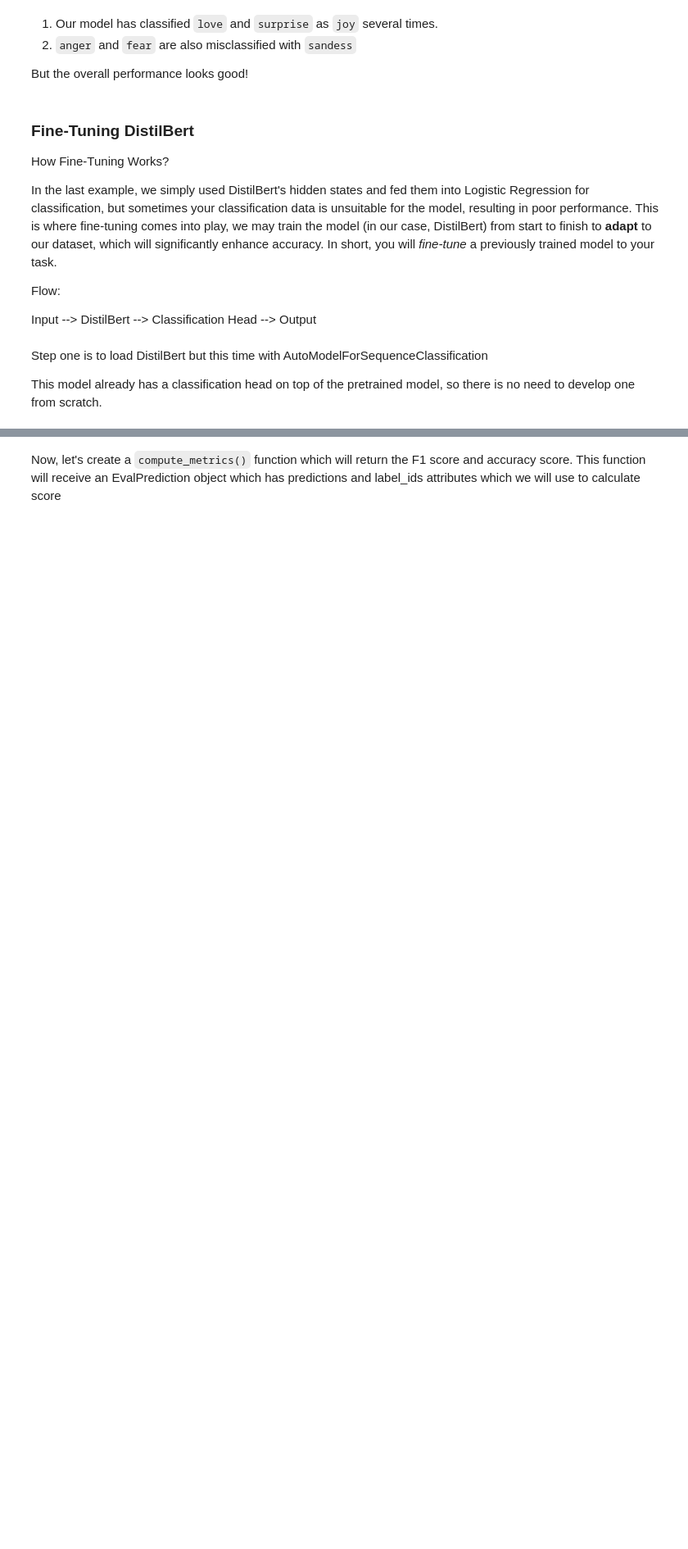
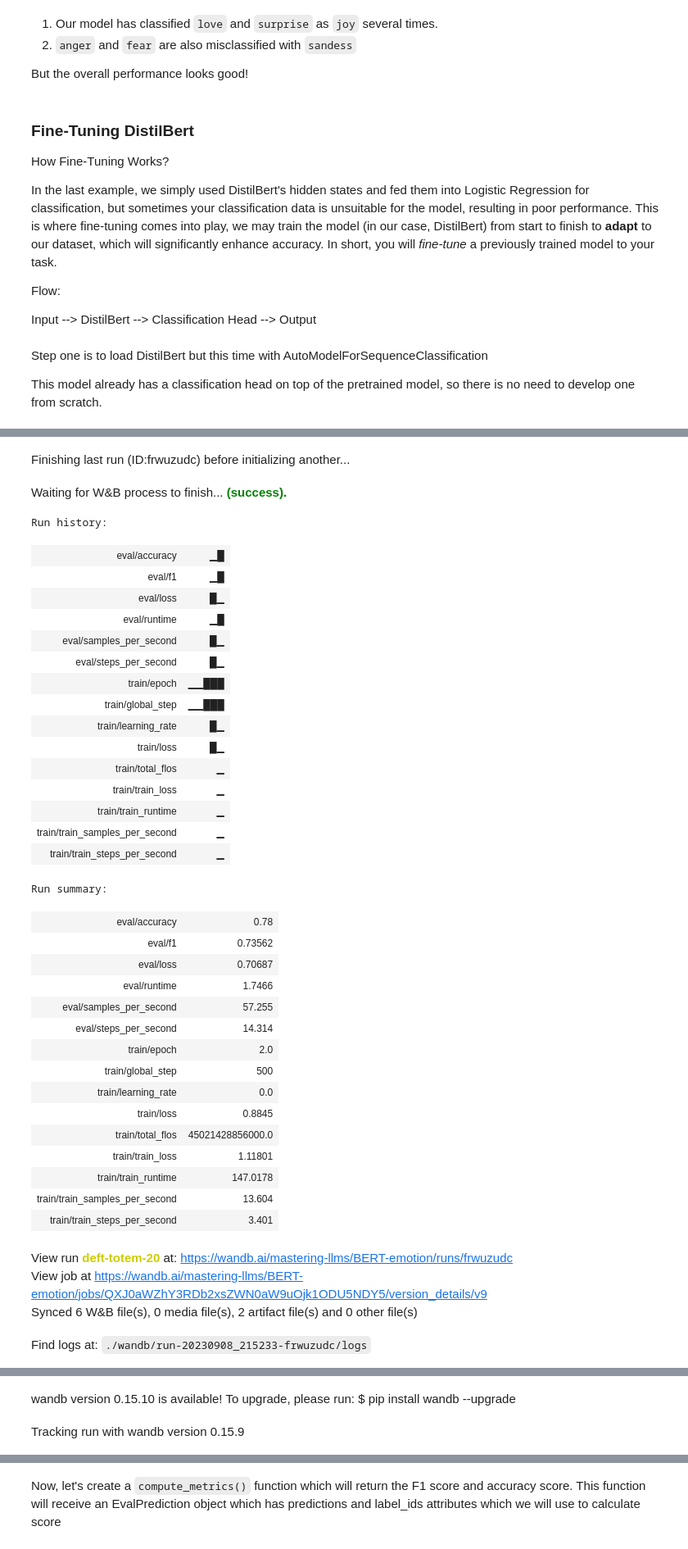
Before and after one commit to RoundtableML/Mastering-LLMs, a Jupyter notebook: Week 03 Fine-tuning BERT for text classification/Fine-tuning DistilBERT for text classification with the Emotion dataset.ipynb, the cells around one changed output, grey strips where cells are left out. Shown at 82% size. Saved outputs shown, nothing was run; the diff lists cells and outputs as text; code cells hidden in the pictures; blank space fills up the shorter version.

```diff
--- a/Week 03 Fine-tuning BERT for text classification/Fine-tuning DistilBERT for text classification with the Emotion dataset.ipynb
+++ b/Week 03 Fine-tuning BERT for text classification/Fine-tuning DistilBERT for text classification with the Emotion dataset.ipynb
@@ -313,6 +359,8 @@ Let's load the DistilBert Model now,
 from transformers import AutoModel
 
 model_ckpt = "distilbert-base-uncased"
-device = torch.device("cuda" if torch.cuda.is_available() else "cpu")
+device = get_device()
 model = AutoModel.from_pretrained(model_ckpt).to(device)
+model.config.output_attention = True
+model.config.output_hidden_states = True
 # %% [output]
@@ -516,0 +581,70 @@ You should probably TRAIN this model on a down-stream task to be able to use it
+# %%
+from transformers import AutoModelForSequenceClassification
+model_name = f"{model_ckpt}-finetuned-emotion"
+# start a new wandb run to track this script
+
+WANDB_PROJECT = "BERT-emotion"
+num_train_epochs = 2
+learning_rate = 2e-5
+
+wandb.init(
+    # set the wandb project where this run will be logged
+    project="BERT-emotion",
+
+    # track hyperparameters and run metadata
+    config={
+    "learning_rate": 2e-5,
+    "architecture": model_name,
+    "dataset": "emotions",
+    "epochs": num_train_epochs,
+    }
+)
+
+num_labels = 6
+model = (AutoModelForSequenceClassification
+        .from_pretrained(model_ckpt, num_labels=num_labels)
+        .to(device))
+
+model.config.output_attention = True
+model.config.output_hidden_states = True
+
+wandb.watch(model)
+# %% [output]
+Finishing last run (ID:frwuzudc) before initializing another...
+Waiting for W&B process to finish... (success).
+Run history:
+| eval/accuracy | ▁█ |
+| eval/f1 | ▁█ |
+| eval/loss | █▁ |
+| eval/runtime | ▁█ |
+| eval/samples_per_second | █▁ |
+| eval/steps_per_second | █▁ |
+| train/epoch | ▁▁███ |
+| train/global_step | ▁▁███ |
+| train/learning_rate | █▁ |
+| train/loss | █▁ |
+| train/total_flos | ▁ |
+| train/train_loss | ▁ |
+| train/train_runtime | ▁ |
+| train/train_samples_per_second | ▁ |
+| train/train_steps_per_second | ▁ |
+Run summary:
+| eval/accuracy | 0.78 |
+| eval/f1 | 0.73562 |
+| eval/loss | 0.70687 |
+| eval/runtime | 1.7466 |
+| eval/samples_per_second | 57.255 |
+| eval/steps_per_second | 14.314 |
+| train/epoch | 2.0 |
+| train/global_step | 500 |
+| train/learning_rate | 0.0 |
+| train/loss | 0.8845 |
+| train/total_flos | 45021428856000.0 |
+| train/train_loss | 1.11801 |
+| train/train_runtime | 147.0178 |
+| train/train_samples_per_second | 13.604 |
+| train/train_steps_per_second | 3.401 |
+View run deft-totem-20 at: https://wandb.ai/mastering-llms/BERT-emotion/runs/frwuzudc
+View job at https://wandb.ai/mastering-llms/BERT-emotion/jobs/QXJ0aWZhY3RDb2xsZWN0aW9uOjk1ODU5NDY5/version_details/v9
+Synced 6 W&B file(s), 0 media file(s), 2 artifact file(s) and 0 other file(s)
+Find logs at: ./wandb/run-20230908_215233-frwuzudc/logs
@@ -516,0 +656,2 @@ You should probably TRAIN this model on a down-stream task to be able to use it
+wandb version 0.15.10 is available! To upgrade, please run: $ pip install wandb --upgrade
+Tracking run with wandb version 0.15.9
```
Also changed, not shown: parts of 39 cells of this notebook.
